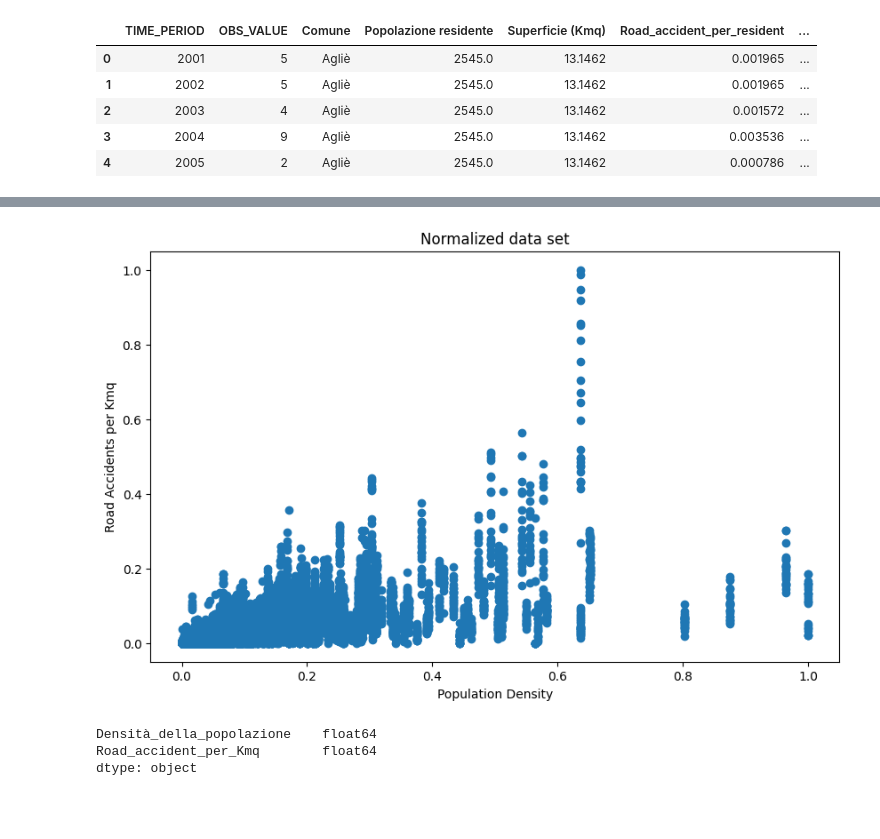
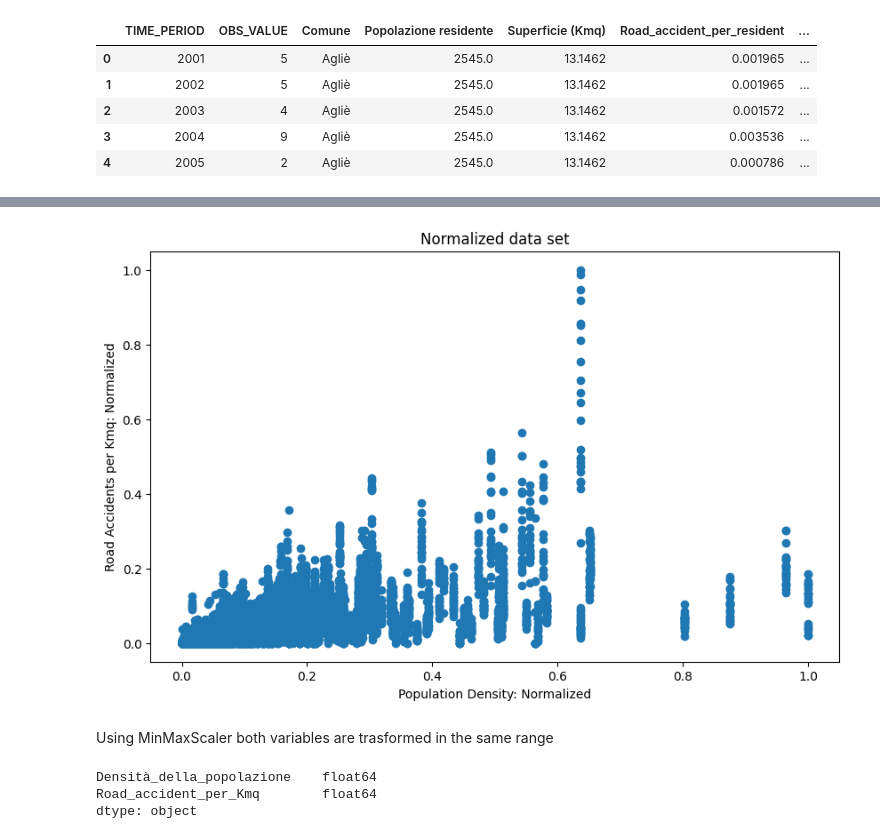
Before and after one commit to domenico2712/capstone-project, a Jupyter notebook: notebooks/05_clustering.ipynb, the cells around one changed output, grey strips where cells are left out. Cells and saved outputs as stored; diff of their text form; code cells hidden in the pictures; blank space fills up the shorter version.

```diff
--- a/notebooks/05_clustering.ipynb
+++ b/notebooks/05_clustering.ipynb
@@ -39,17 +39,19 @@ plt.show()
 # %%
 scale_norm = MinMaxScaler()
 scaled_dataframe = pd.DataFrame(
     scale_norm.fit_transform(input_dataframe),
     columns=input_dataframe.columns)
 
 plt.figure(figsize=(10, 6))
 plt.scatter(
     scaled_dataframe["Densità_della_popolazione"], scaled_dataframe["Road_accident_per_Kmq"], marker="o")
 plt.title('Normalized data set')
-plt.xlabel('Population Density')
-plt.ylabel('Road Accidents per Kmq')
+plt.xlabel('Population Density: Normalized')
+plt.ylabel('Road Accidents per Kmq: Normalized')
 
 plt.show()
 # %% [output]
-[figure, old version]
+[figure, new version]
+# %% [markdown]
+Using MinMaxScaler both variables are trasformed in the same range
 # %%
```
Also changed, not shown: parts of 5 cells of this notebook, 1 other file.
